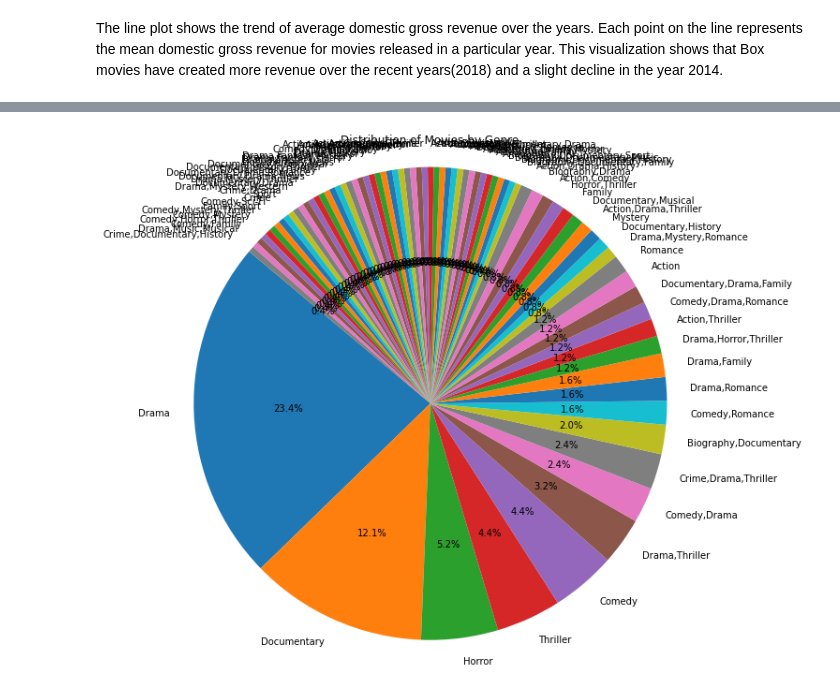
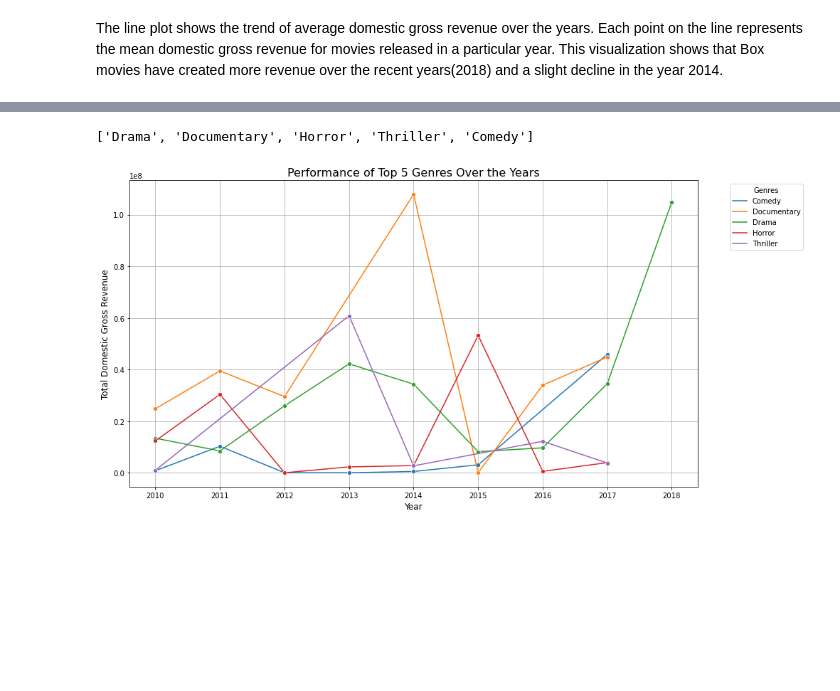
Before and after one commit to mwakad/box-office-movie-insights, a Jupyter notebook: notebooks/eliana.ipynb, the cells around one changed output, grey strips where cells are left out. Drawn from its saved outputs; the diff is of its cells as text; code cells hidden in the pictures; blank space fills up the shorter version.

```diff
--- a/notebooks/eliana.ipynb
+++ b/notebooks/eliana.ipynb
@@ -645,9 +622,27 @@ The above genres consistently have more Revenue than the rest, this means that p
-# %%
-# Pie Chart : Show the distribution of genres in the dataset.
-plt.figure(figsize=(10, 10))
-plt.pie(movies_per_genre, labels=movies_per_genre.index, autopct='%1.1f%%', startangle=140)
-plt.title('Distribution of Movies by Genre')
-plt.axis('equal')  # Equal aspect ratio ensures that pie is drawn as a circle.
-plt.show()
-# %% [output]
-[figure, removed]
+# %%
+top_5_genres = movies_per_genre.head(5).index.tolist()
+top_5_genres_df = final_df[final_df['genres'].isin(top_5_genres)]
+top_5_genres
+# %% [output]
+['Drama', 'Documentary', 'Horror', 'Thriller', 'Comedy']
+# %%
+# Group the data by genres and year, and calculate the total domestic gross for each genre per year
+# PLOT AGAINST THE TOTATL GROSS
+
+
+genre_year_performance = top_5_genres_df.groupby(['genres', 'year'])['domestic_gross'].sum().reset_index()
+
+# Plot the data
+plt.figure(figsize=(14, 7))
+sns.lineplot(data=genre_year_performance, x='year', y='domestic_gross', hue='genres', marker='o')
+
+# Add labels and title
+plt.title('Performance of Top 5 Genres Over the Years', fontsize=16)
+plt.xlabel('Year', fontsize=12)
+plt.ylabel('Total Domestic Gross Revenue', fontsize=12)
+plt.legend(title='Genres', bbox_to_anchor=(1.05, 1), loc='upper left')
+plt.grid()
+plt.tight_layout()
+plt.show()
+# %% [output]
+[figure, added]
```
Also changed, not shown: parts of 19 cells of this notebook.
